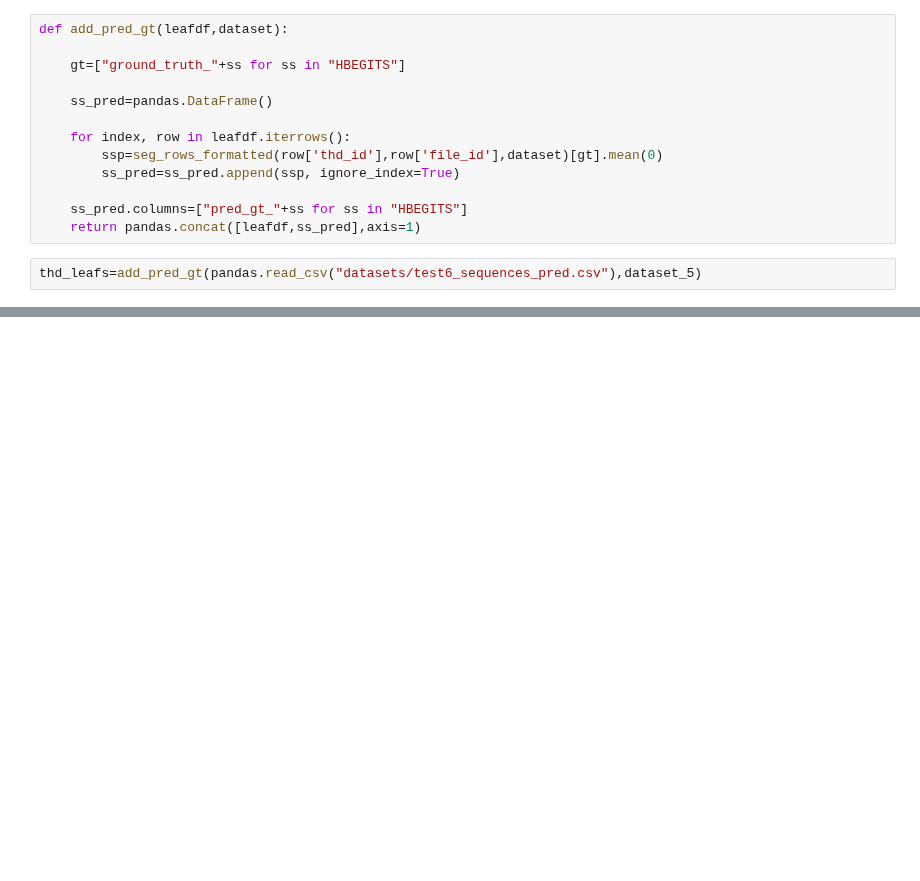
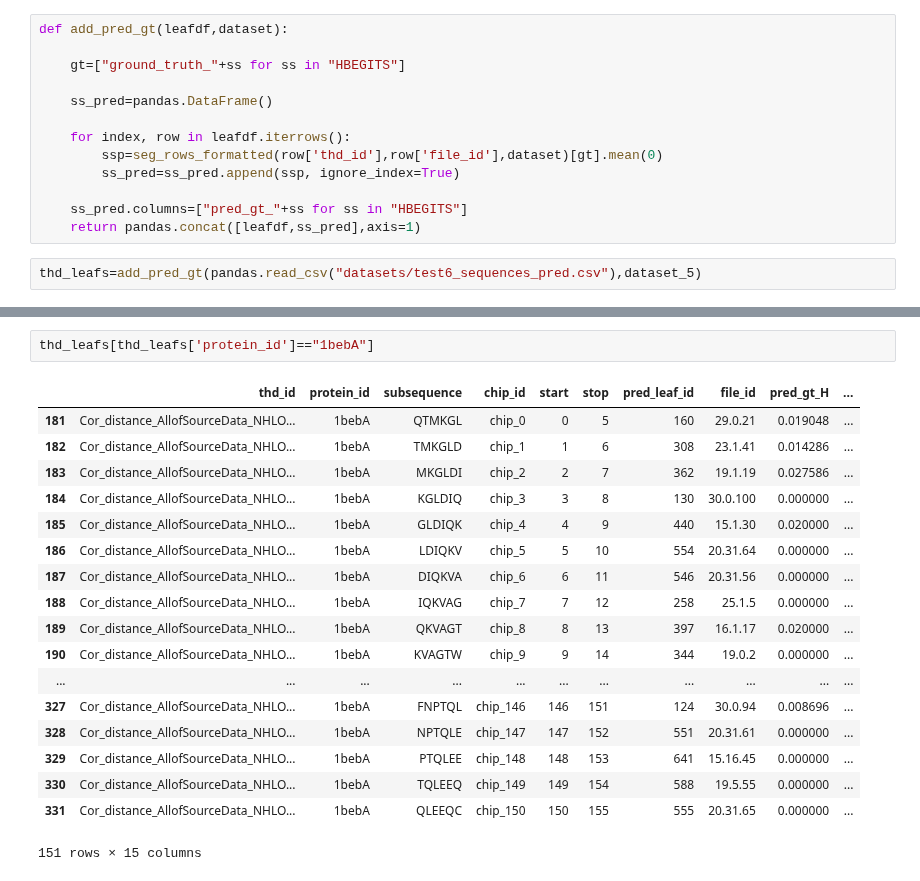
Before and after one commit to koneill1994/Protein_TDA_Analysis, a Jupyter notebook: Visualizer_prototype.ipynb, the cells around one changed output, grey strips where cells are left out. Cells and saved outputs as stored; diff of their text form; blank space fills up the shorter version.

```diff
--- a/Visualizer_prototype.ipynb
+++ b/Visualizer_prototype.ipynb
@@ -739,0 +752,21 @@ Name: psipred_helix, Length: 186, dtype: float64
+# %%
+thd_leafs[thd_leafs['protein_id']=="1bebA"]
+# %% [output]
+|  | thd_id | protein_id | subsequence | chip_id | start | stop | pred_leaf_id | file_id | pred_gt_H | ... |
+| 181 | Cor_distance_AllofSourceData_NHLO... | 1bebA | QTMKGL | chip_0 | 0 | 5 | 160 | 29.0.21 | 0.019048 | ... |
+| 182 | Cor_distance_AllofSourceData_NHLO... | 1bebA | TMKGLD | chip_1 | 1 | 6 | 308 | 23.1.41 | 0.014286 | ... |
+| 183 | Cor_distance_AllofSourceData_NHLO... | 1bebA | MKGLDI | chip_2 | 2 | 7 | 362 | 19.1.19 | 0.027586 | ... |
+| 184 | Cor_distance_AllofSourceData_NHLO... | 1bebA | KGLDIQ | chip_3 | 3 | 8 | 130 | 30.0.100 | 0.000000 | ... |
+| 185 | Cor_distance_AllofSourceData_NHLO... | 1bebA | GLDIQK | chip_4 | 4 | 9 | 440 | 15.1.30 | 0.020000 | ... |
+| 186 | Cor_distance_AllofSourceData_NHLO... | 1bebA | LDIQKV | chip_5 | 5 | 10 | 554 | 20.31.64 | 0.000000 | ... |
+| 187 | Cor_distance_AllofSourceData_NHLO... | 1bebA | DIQKVA | chip_6 | 6 | 11 | 546 | 20.31.56 | 0.000000 | ... |
+| 188 | Cor_distance_AllofSourceData_NHLO... | 1bebA | IQKVAG | chip_7 | 7 | 12 | 258 | 25.1.5 | 0.000000 | ... |
+| 189 | Cor_distance_AllofSourceData_NHLO... | 1bebA | QKVAGT | chip_8 | 8 | 13 | 397 | 16.1.17 | 0.020000 | ... |
+| 190 | Cor_distance_AllofSourceData_NHLO... | 1bebA | KVAGTW | chip_9 | 9 | 14 | 344 | 19.0.2 | 0.000000 | ... |
+| ... | ... | ... | ... | ... | ... | ... | ... | ... | ... | ... |
+| 327 | Cor_distance_AllofSourceData_NHLO... | 1bebA | FNPTQL | chip_146 | 146 | 151 | 124 | 30.0.94 | 0.008696 | ... |
+| 328 | Cor_distance_AllofSourceData_NHLO... | 1bebA | NPTQLE | chip_147 | 147 | 152 | 551 | 20.31.61 | 0.000000 | ... |
+| 329 | Cor_distance_AllofSourceData_NHLO... | 1bebA | PTQLEE | chip_148 | 148 | 153 | 641 | 15.16.45 | 0.000000 | ... |
+| 330 | Cor_distance_AllofSourceData_NHLO... | 1bebA | TQLEEQ | chip_149 | 149 | 154 | 588 | 19.5.55 | 0.000000 | ... |
+| 331 | Cor_distance_AllofSourceData_NHLO... | 1bebA | QLEEQC | chip_150 | 150 | 155 | 555 | 20.31.65 | 0.000000 | ... |
+151 rows × 15 columns
```
Also changed, not shown: parts of 6 cells of this notebook.
